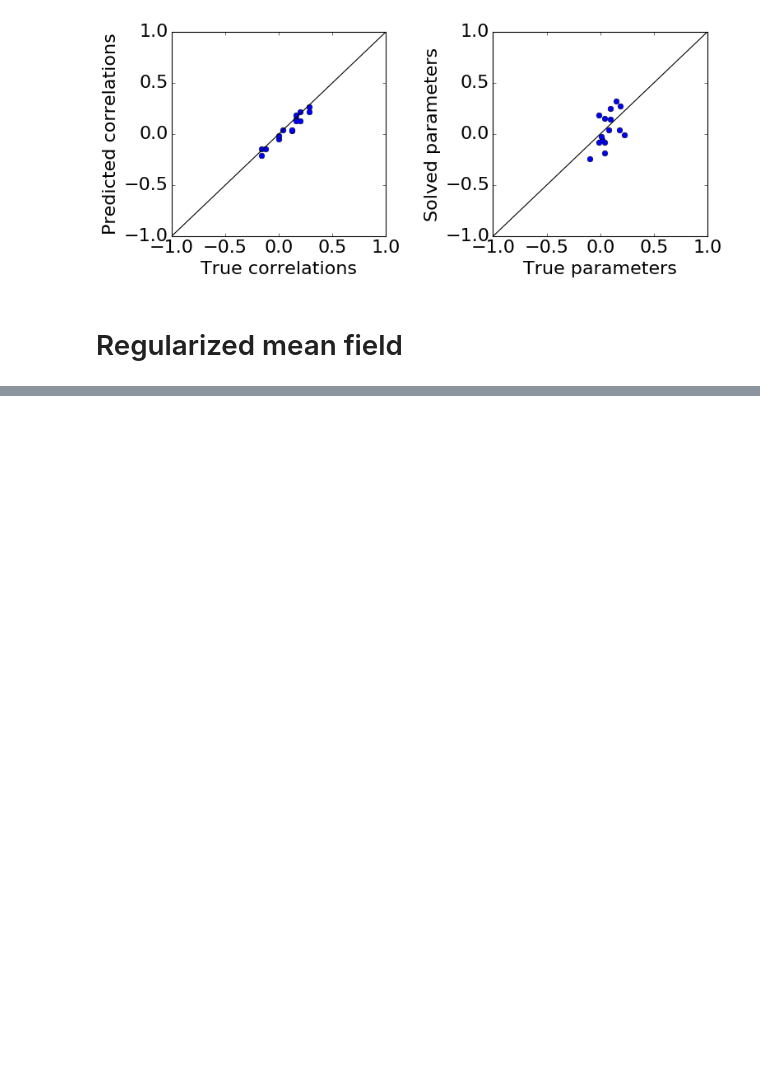
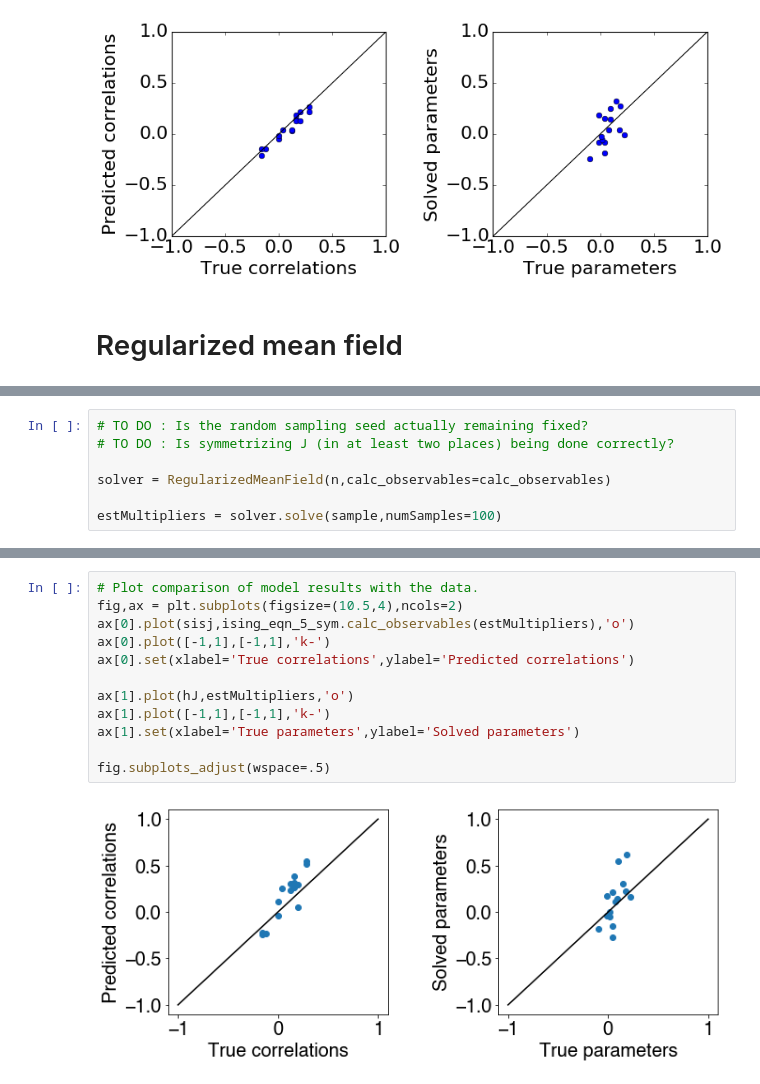
Before and after one commit to eltrompetero/coniii, a Jupyter notebook: Examples.ipynb, the cells around one changed output, grey strips where cells are left out. Saved outputs shown, nothing was run; the diff lists cells and outputs as text; blank space fills up the shorter version.

Commit message:
first working version of RegularizedMeanField

```diff
--- a/Examples.ipynb
+++ b/Examples.ipynb
@@ -201,0 +197,7 @@ RuntimeError: maximum recursion depth exceeded
+# %%
+# TO DO : Is the random sampling seed actually remaining fixed?
+# TO DO : Is symmetrizing J (in at least two places) being done correctly?
+
+solver = RegularizedMeanField(n,calc_observables=calc_observables)
+
+estMultipliers = solver.solve(sample,numSamples=100)
@@ -201,0 +222,14 @@ RuntimeError: maximum recursion depth exceeded
+# %%
+# Plot comparison of model results with the data.
+fig,ax = plt.subplots(figsize=(10.5,4),ncols=2)
+ax[0].plot(sisj,ising_eqn_5_sym.calc_observables(estMultipliers),'o')
+ax[0].plot([-1,1],[-1,1],'k-')
+ax[0].set(xlabel='True correlations',ylabel='Predicted correlations')
+
+ax[1].plot(hJ,estMultipliers,'o')
+ax[1].plot([-1,1],[-1,1],'k-')
+ax[1].set(xlabel='True parameters',ylabel='Solved parameters')
+
+fig.subplots_adjust(wspace=.5)
+# %% [output]
+[figure, added]
```
Also changed, not shown: parts of 3 cells of this notebook, 2 other files.
